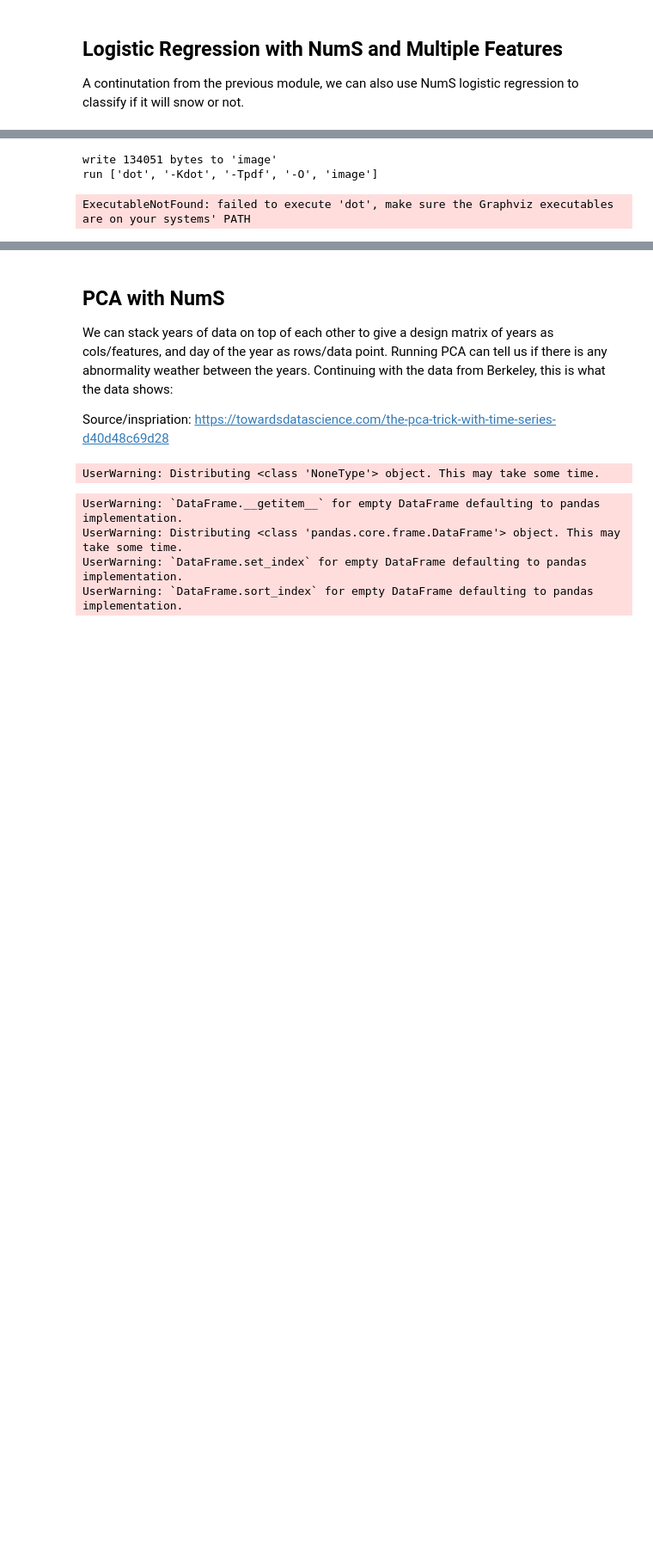
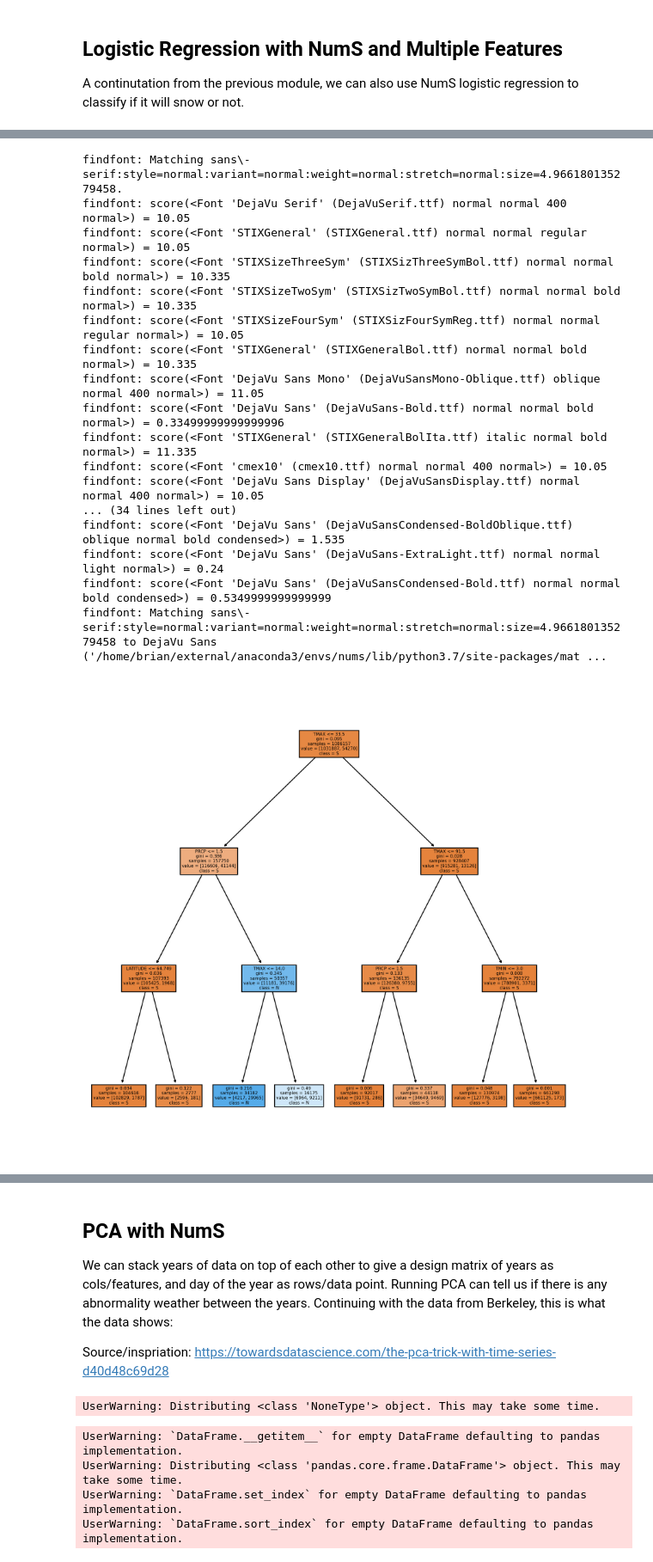
Before and after one commit to briancpark/aws-asdi, a Jupyter notebook: eda.ipynb, the cells around one changed output, grey strips where cells are left out. Shown at 86% size. Saved outputs shown, nothing was run; the diff lists cells and outputs as text; code cells hidden in the pictures; blank space fills up the shorter version.

```diff
--- a/eda.ipynb
+++ b/eda.ipynb
@@ -285,5 +285,5 @@ Skip this cell if running on less RAM.
 %%time
 dfs = {}
 for year in tqdm(years):
-    dfs[year] = df_loader(year, local=True)
+    dfs[year] = df_loader(year, local=local)
 # %% [output]
@@ -710,7 +715,7 @@ Next, we can create a design matrix with multiple features as elements and perfo
 # %%
 %%time
 test_elements = ["PRCP", "SNOW", "TMAX", "TMIN"]
-data = design_matrix([2020], test_elements, target=["SNOW"], convert_nps=False, local=True)
+data = design_matrix([2020], test_elements, target=["SNOW"], convert_nps=False, local=local)
 data
 # %% [output]
 UserWarning: Distributing <class 'NoneType'> object. This may take some time.
@@ -828,9 +807,5 @@ Intel(R) Extension for Scikit-learn* enabled (https://github.com/intel/scikit-le
 # %%
 from sklearn.tree import DecisionTreeClassifier
-import joblib
-from ray.util.joblib import register_ray
-register_ray()
 
-model = DecisionTreeClassifier(max_depth=10)
-with joblib.parallel_backend('ray'):
-    model.fit(X_train.get(), y_train.get())
+model = DecisionTreeClassifier(max_depth=3)
+model.fit(X_train.get(), y_train.get())
@@ -851,16 +820,30 @@ Index(['YEAR/MONTH/DAY', 'PRCP', 'SNOW', 'TMAX', 'TMIN', 'LATITUDE',
 # %%
 import graphviz
 from sklearn import tree
 import io
 
+columns = ['YEAR/MONTH/DAY', 'PRCP', 'TMAX', 'TMIN', 'LATITUDE', 'LONGITUDE', 'ELEVATION']
+fig, axes = plt.subplots(nrows=1, ncols=1, figsize=(10,10), dpi=300);
 
-dot_data = tree.export_graphviz(model, out_file=None)
-graph = graphviz.Source(dot_data)
-graph.render("image",view=True)
-#f = open("classifiers/classifier.txt","w+")
-#f.write(dot_data)
-#f.close()
+tree.plot_tree(model, feature_names=columns, class_names="SNOW", filled=True);
+
+#fig.savefig('imagename.png')
 # %% [output]
-write 134051 bytes to 'image'
-run ['dot', '-Kdot', '-Tpdf', '-O', 'image']
+findfont: Matching sans\-serif:style=normal:variant=normal:weight=normal:stretch=normal:size=4.966180135279458.
+findfont: score(<Font 'DejaVu Serif' (DejaVuSerif.ttf) normal normal 400 normal>) = 10.05
+findfont: score(<Font 'STIXGeneral' (STIXGeneral.ttf) normal normal regular normal>) = 10.05
+findfont: score(<Font 'STIXSizeThreeSym' (STIXSizThreeSymBol.ttf) normal normal bold normal>) = 10.335
+findfont: score(<Font 'STIXSizeTwoSym' (STIXSizTwoSymBol.ttf) normal normal bold normal>) = 10.335
+findfont: score(<Font 'STIXSizeFourSym' (STIXSizFourSymReg.ttf) normal normal regular normal>) = 10.05
+findfont: score(<Font 'STIXGeneral' (STIXGeneralBol.ttf) normal normal bold normal>) = 10.335
+findfont: score(<Font 'DejaVu Sans Mono' (DejaVuSansMono-Oblique.ttf) oblique normal 400 normal>) = 11.05
+findfont: score(<Font 'DejaVu Sans' (DejaVuSans-Bold.ttf) normal normal bold normal>) = 0.33499999999999996
+findfont: score(<Font 'STIXGeneral' (STIXGeneralBolIta.ttf) italic normal bold normal>) = 11.335
+findfont: score(<Font 'cmex10' (cmex10.ttf) normal normal 400 normal>) = 10.05
+findfont: score(<Font 'DejaVu Sans Display' (DejaVuSansDisplay.ttf) normal normal 400 normal>) = 10.05
+... (34 lines left out)
+findfont: score(<Font 'DejaVu Sans' (DejaVuSansCondensed-BoldOblique.ttf) oblique normal bold condensed>) = 1.535
+findfont: score(<Font 'DejaVu Sans' (DejaVuSans-ExtraLight.ttf) normal normal light normal>) = 0.24
+findfont: score(<Font 'DejaVu Sans' (DejaVuSansCondensed-Bold.ttf) normal normal bold condensed>) = 0.5349999999999999
+findfont: Matching sans\-serif:style=normal:variant=normal:weight=normal:stretch=normal:size=4.966180135279458 to DejaVu Sans ('/home/brian/external/anaconda3/envs/nums/lib/python3.7/site-packages/mat ...
-ExecutableNotFound: failed to execute 'dot', make sure the Graphviz executables are on your systems' PATH
+[figure, added]
```
Also changed, not shown: parts of 45 cells of this notebook, 2 other files.
